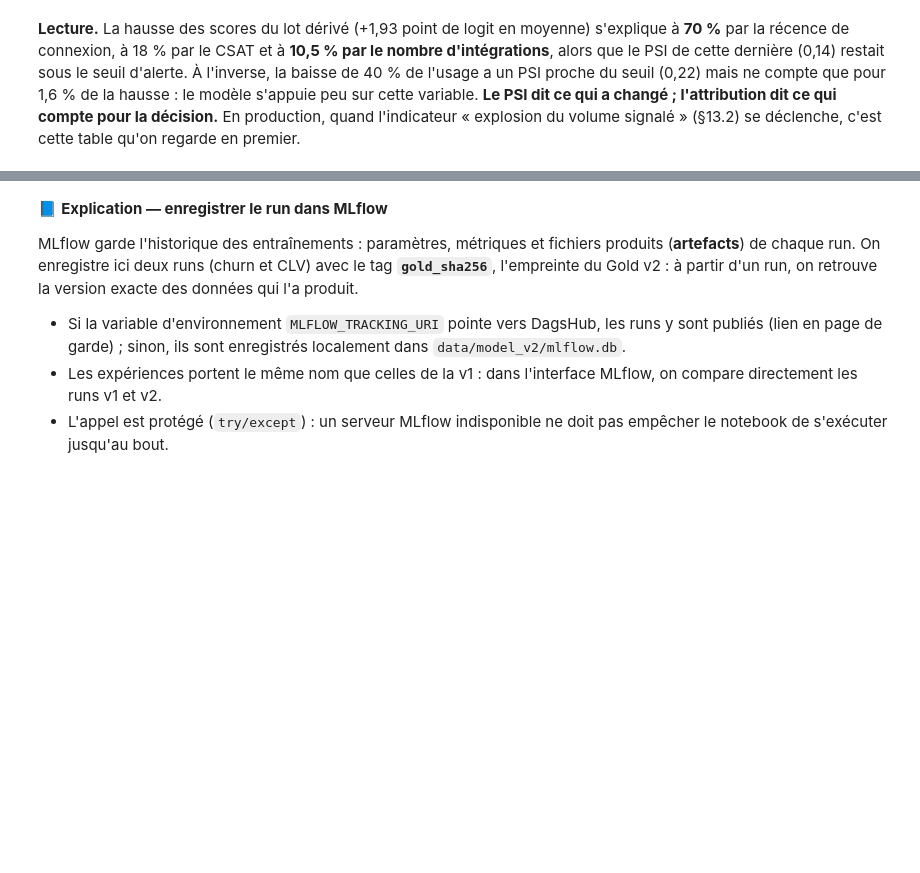
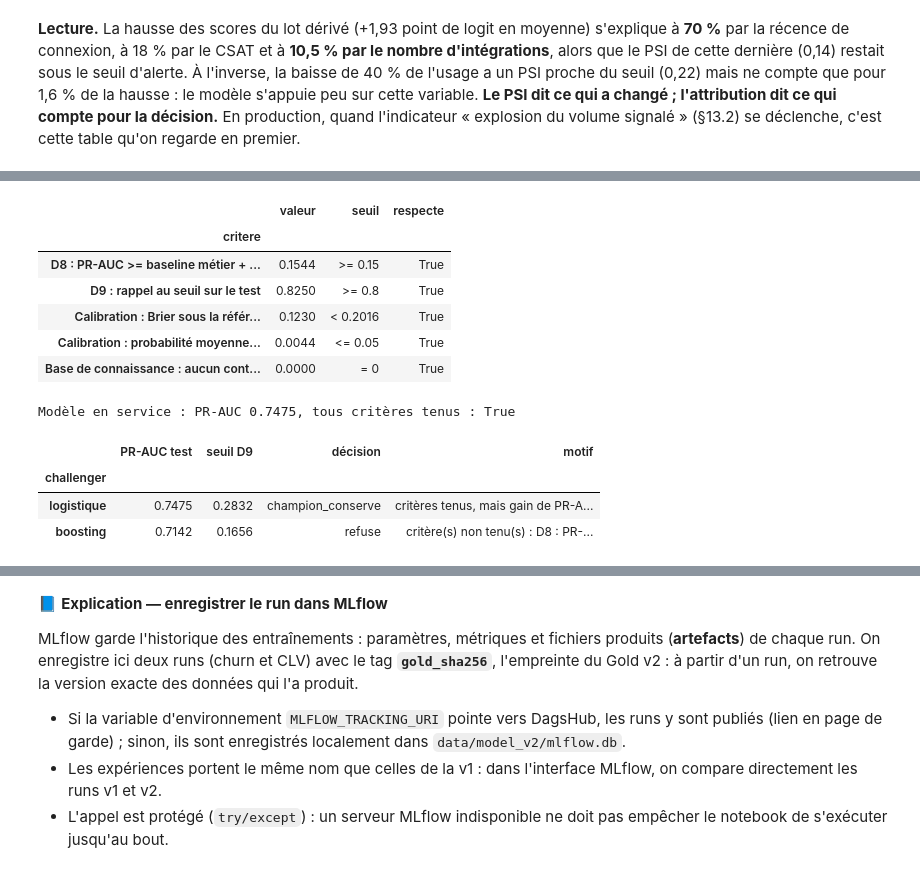
Before and after one commit to guillaumesaidani-coder/churn_saas, a Jupyter notebook: reports/notebooks/notebook_certifiant_churn_saas.ipynb, the cells around one changed output, grey strips where cells are left out. Cells and saved outputs as stored; diff of their text form; code cells hidden in the pictures; blank space fills up the shorter version.

```diff
--- a/reports/notebooks/notebook_certifiant_churn_saas.ipynb
+++ b/reports/notebooks/notebook_certifiant_churn_saas.ipynb
@@ -4271,0 +4404,30 @@ l'attribution dit ce qui compte pour la décision.** En production, quand l'indi
+# %%
+from src.evaluation import decider_promotion
+from src.reentrainement import construire_challenger, entrainer, evaluer
+
+evaluation_service = evaluer(modele_churn, SEUIL_D9, X_train, y_train, X_test, y_test, base_connaissance, reference_expl)
+display(pd.DataFrame(evaluation_service["criteres"]).set_index("critere"))
+
+decisions = []
+for famille in ("logistique", "boosting"):
+    challenger, seuil_challenger = entrainer(construire_challenger(famille, C_RETENU), X_train, y_train)
+    evaluation = evaluer(challenger, seuil_challenger, X_train, y_train, X_test, y_test, base_connaissance)
+    decision = decider_promotion(evaluation["criteres"], evaluation["metriques"], evaluation_service["metriques"])
+    decisions.append({"challenger": famille, "PR-AUC test": evaluation["metriques"]["pr_auc"],
+                      "seuil D9": seuil_challenger, "décision": decision["decision"], "motif": decision["motif"]})
+print(f"Modèle en service : PR-AUC {evaluation_service['metriques']['pr_auc']}, "
+      f"tous critères tenus : {all(c['respecte'] for c in evaluation_service['criteres'])}")
+display(pd.DataFrame(decisions).set_index("challenger"))
+# %% [output]
+|  | valeur | seuil | respecte |
+| critere |  |  |  |
+| D8 : PR-AUC >= baseline métier + ... | 0.1544 | >= 0.15 | True |
+| D9 : rappel au seuil sur le test | 0.8250 | >= 0.8 | True |
+| Calibration : Brier sous la référ... | 0.1230 | < 0.2016 | True |
+| Calibration : probabilité moyenne... | 0.0044 | <= 0.05 | True |
+| Base de connaissance : aucun cont... | 0.0000 | = 0 | True |
+Modèle en service : PR-AUC 0.7475, tous critères tenus : True
+|  | PR-AUC test | seuil D9 | décision | motif |
+| challenger |  |  |  |  |
+| logistique | 0.7475 | 0.2832 | champion_conserve | critères tenus, mais gain de PR-A... |
+| boosting | 0.7142 | 0.1656 | refuse | critère(s) non tenu(s) : D8 : PR-... |
```
Also changed, not shown: parts of 43 cells of this notebook, 21 other files.
